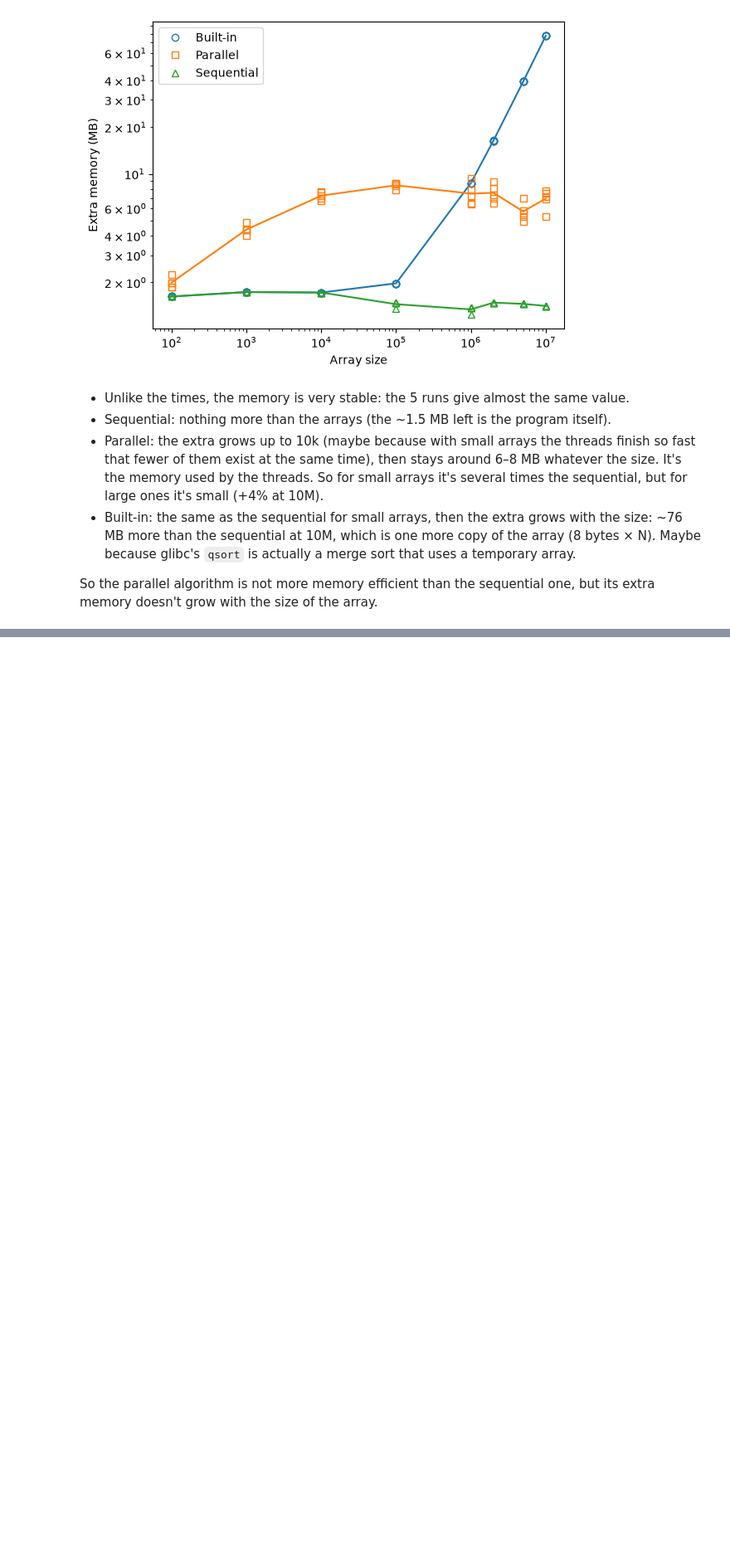
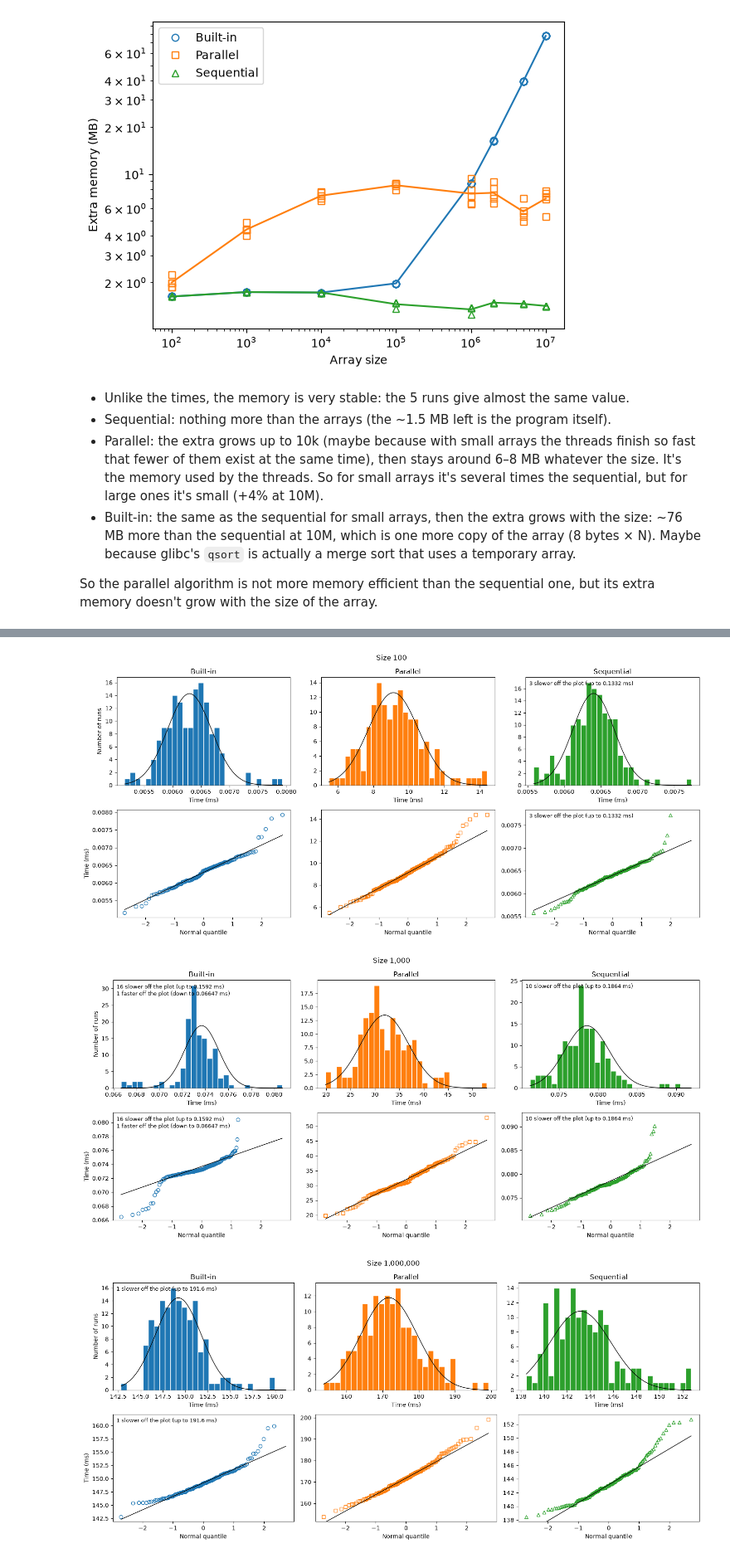
Before and after one commit to rabio10/M2R-ParallelQuicksort, a Jupyter notebook: analysis_rabii.ipynb, the cells around one changed output, grey strips where cells are left out. Shown at 83% size. Drawn from its saved outputs; the diff is of its cells as text; code cells hidden in the pictures; blank space fills up the shorter version.

```diff
--- a/analysis_rabii.ipynb
+++ b/analysis_rabii.ipynb
@@ -273,0 +347,4 @@ So the parallel algorithm is not more memory efficient than the sequential one,
+# %%
+dist2 = pd.read_csv("data/Rabii_2026-11-10/distribution_1422.csv")
+dist2["ms"] = dist2["time"] * 1000
+dist2.groupby(["size", "type"])["ms"].describe()
@@ -273,0 +370,43 @@ So the parallel algorithm is not more memory efficient than the sequential one,
+# %%
+def distribution_plots(d, size):
+    fig, axes = plt.subplots(2, 3, figsize=(15, 7))
+    for i, (t, g) in enumerate(d.groupby("type")):
+        ms = g["ms"]
+        q1, q3 = ms.quantile([0.25, 0.75])
+        lo, hi = max(ms.min(), q1 - 3 * (q3 - q1)), min(ms.max(), q3 + 3 * (q3 - q1))
+        normal = NormalDist((q1 + q3) / 2, (q3 - q1) / 1.349)  # normal with the same quartiles
+        bins = np.linspace(lo, hi, 31)
+        x = np.linspace(lo, hi, 200)
+        # histogram
+        ax = axes[0, i]
+        ax.hist(ms[(ms >= lo) & (ms <= hi)], bins=bins, color=f"C{i}", edgecolor="white")
+        ax.plot(x, [normal.pdf(v) * len(ms) * (bins[1] - bins[0]) for v in x], color="black", lw=1)
+        ax.set_title(t)
+        ax.set_xlabel("Time (ms)")
+        # normal probability plot
+        ax = axes[1, i]
+        y = ms.sort_values()
+        q = [NormalDist().inv_cdf((k + 0.5) / len(y)) for k in range(len(y))]
+        ax.plot(q, y, markers[t], fillstyle="none", color=f"C{i}")
+        ax.plot(q, [normal.mean + normal.stdev * v for v in q], color="black", lw=1)
+        ax.set_ylim(lo - 0.05 * (hi - lo), hi + 0.05 * (hi - lo))
+        ax.set_xlabel("Normal quantile")
+        # runs off the plot
+        note = []
+        if (ms > hi).any():
+            note.append(f"{(ms > hi).sum()} slower off the plot (up to {ms.max():.4g} ms)")
+        if (ms < lo).any():
+            note.append(f"{(ms < lo).sum()} faster off the plot (down to {ms.min():.4g} ms)")
+        for a in axes[:, i]:
+            a.text(0.02, 0.97, "\n".join(note), transform=a.transAxes, va="top", fontsize=9)
+    axes[0, 0].set_ylabel("Number of runs")
+    axes[1, 0].set_ylabel("Time (ms)")
+    fig.suptitle(f"Size {size:,}")
+    fig.tight_layout()
+
+for size, d in dist2.groupby("size"):
+    distribution_plots(d, size)
+# %% [output]
+[figure, added]
+[figure, added]
+[figure, added]
```
Also changed, not shown: parts of 24 cells of this notebook, 9 other files.
